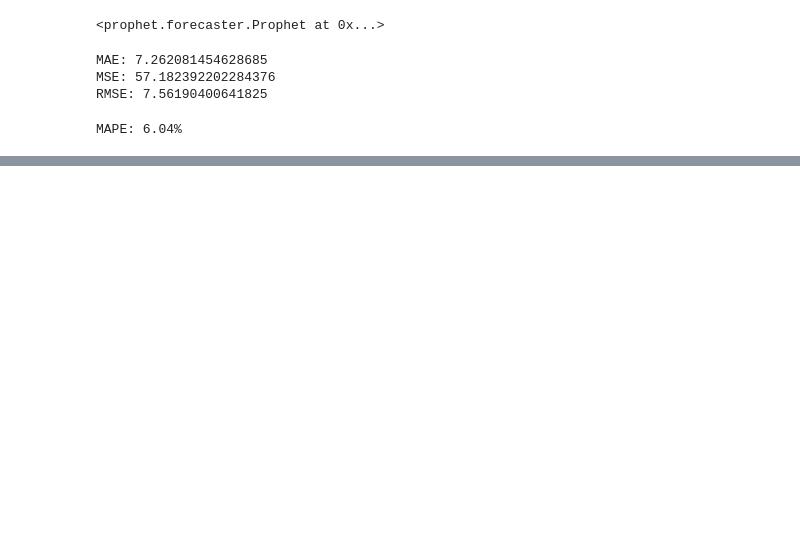
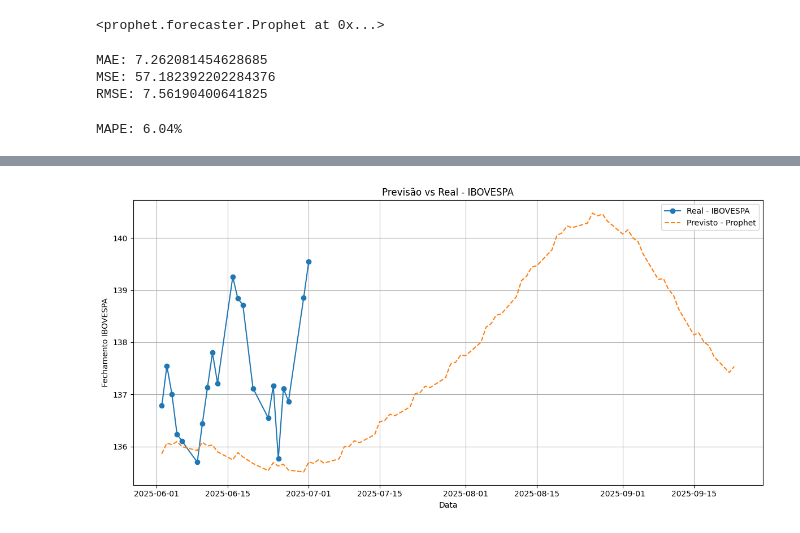
Before and after one commit to Mathzera06/challenge_2, a Jupyter notebook: Notebook_Tech_Challenge2.ipynb, the cells around one changed output, grey strips where cells are left out. Drawn from its saved outputs; the diff is of its cells as text; code cells hidden in the pictures; blank space fills up the shorter version.

Commit message:
codigo com variação

```diff
--- a/Notebook_Tech_Challenge2.ipynb
+++ b/Notebook_Tech_Challenge2.ipynb
@@ -242,3 +241,86 @@ mape = np.mean(np.abs((y_true - y_pred) / y_true)) * 100
 print(f"MAPE: {mape:.2f}%")
 # %% [output]
 MAPE: 6.04%
+# %%
+import pandas as pd
+import numpy as np
+from prophet import Prophet
+from sklearn.metrics import mean_absolute_error, mean_squared_error
+
+# --- Tratamento de datas ---
+df_ibovespa['ds'] = pd.to_datetime(df_ibovespa['ds'])
+forecast['ds'] = pd.to_datetime(forecast['ds'])
+
+# Último valor real do IBOVESPA
+last_real = df_ibovespa.loc[df_ibovespa['ds'] == df_ibovespa['ds'].max(), 'y'].values[0]
+
+# Previsão dos próximos 30 dias
+data_corte = df_ibovespa['ds'].max()
+forecast_future_30 = forecast[
+    (forecast['ds'] > data_corte) &
+    (forecast['ds'] <= data_corte + pd.Timedelta(days=30))
+].copy().reset_index(drop=True)
+
+# Valor do dia anterior (shift) e variação
+forecast_future_30['prev'] = forecast_future_30['yhat'].shift(1)
+forecast_future_30.loc[0, 'prev'] = last_real
+
+forecast_future_30['Tendência'] = np.where(
+    forecast_future_30['yhat'] > forecast_future_30['prev'],
+    'Subir',
+    'Descer'
+)
+
+forecast_future_30['Variação_%'] = ((forecast_future_30['yhat'] - forecast_future_30['prev']) / forecast_future_30['prev']) * 100
+
+tabela = forecast_future_30[['ds', 'yhat', 'Tendência', 'Variação_%']].copy()
+tabela.columns = ['Data', 'Previsão_IBOVESPA', 'Tendência_Próximo_Dia', 'Variação_%']
+tabela['Previsão_IBOVESPA'] = tabela['Previsão_IBOVESPA'].round(2)
+tabela['Variação_%'] = tabela['Variação_%'].round(2)
+
+print("\n📈 Previsões dos próximos 30 dias:\n")
+print(tabela.to_string(index=False))
+
+
+# --- Avaliação do modelo ---
+y_true = test_set['y'].values
+y_pred = forecast_test['yhat'].values
+
+mae = mean_absolute_error(y_true, y_pred)
+mse = mean_squared_error(y_true, y_pred)
+rmse = np.sqrt(mse)
+mape = np.mean(np.abs((y_true - y_pred) / y_true)) * 100
+
+print("\n🔍 Métricas de desempenho do modelo:")
+print(f"MAE:  {mae:.2f}")
+print(f"MSE:  {mse:.2f}")
+print(f"RMSE: {rmse:.2f}")
+print(f"MAPE: {mape:.2f}%")
+
+m = Prophet(
+    daily_seasonality=False,
+    weekly_seasonality=True,
+    yearly_seasonality=True,
+)
+m.add_seasonality(name='monthly', period=30.5, fourier_order=5)  # opcional
+m.fit(train_set)
+
+import matplotlib.pyplot as plt
+
+data_limite = df_ibovespa['ds'].max() - pd.Timedelta(days=30)
+
+df_real_3m = df_ibovespa[df_ibovespa['ds'] >= data_limite]
+forecast_3m = forecast[forecast['ds'] >= data_limite]
+
+# --- PLOTAGEM ---
+plt.figure(figsize=(12, 6))
+plt.plot(df_real_3m['ds'], df_real_3m['y'], label='Real - IBOVESPA', marker='o')
+plt.plot(forecast_3m['ds'], forecast_3m['yhat'], label='Previsto - Prophet', linestyle='--')
+plt.title('Previsão vs Real - IBOVESPA')
+plt.xlabel('Data')
+plt.ylabel('Fechamento IBOVESPA')
+plt.legend()
+plt.grid(True)
+plt.tight_layout()
+plt.show()
+# %% [output]
@@ -244,0 +346 @@ MAPE: 6.04%
+[figure, added]
```
Also changed, not shown: parts of 12 cells of this notebook.
